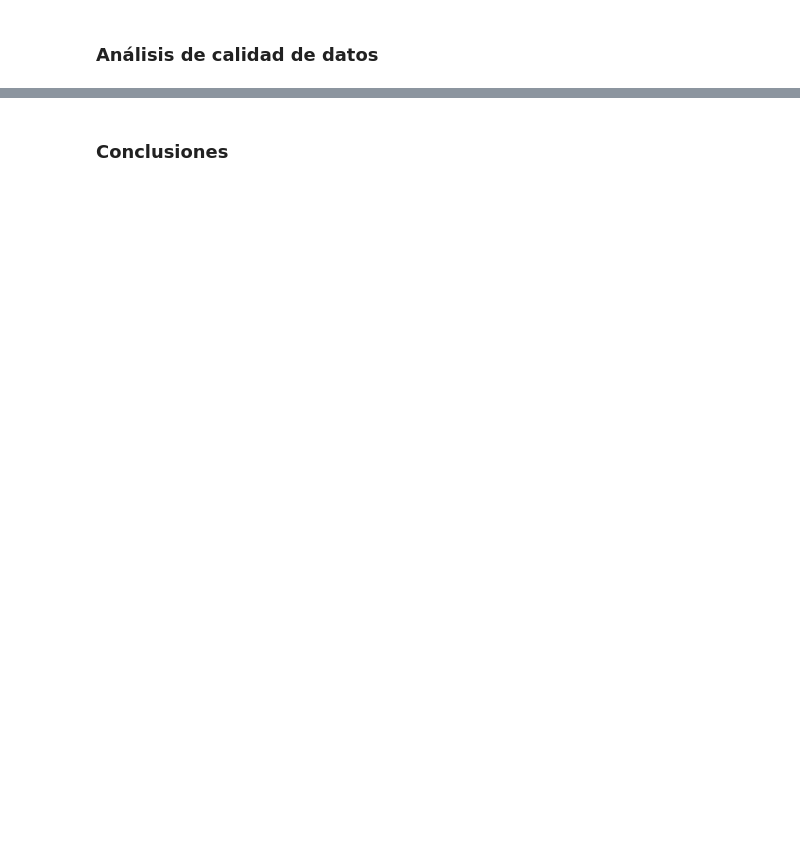
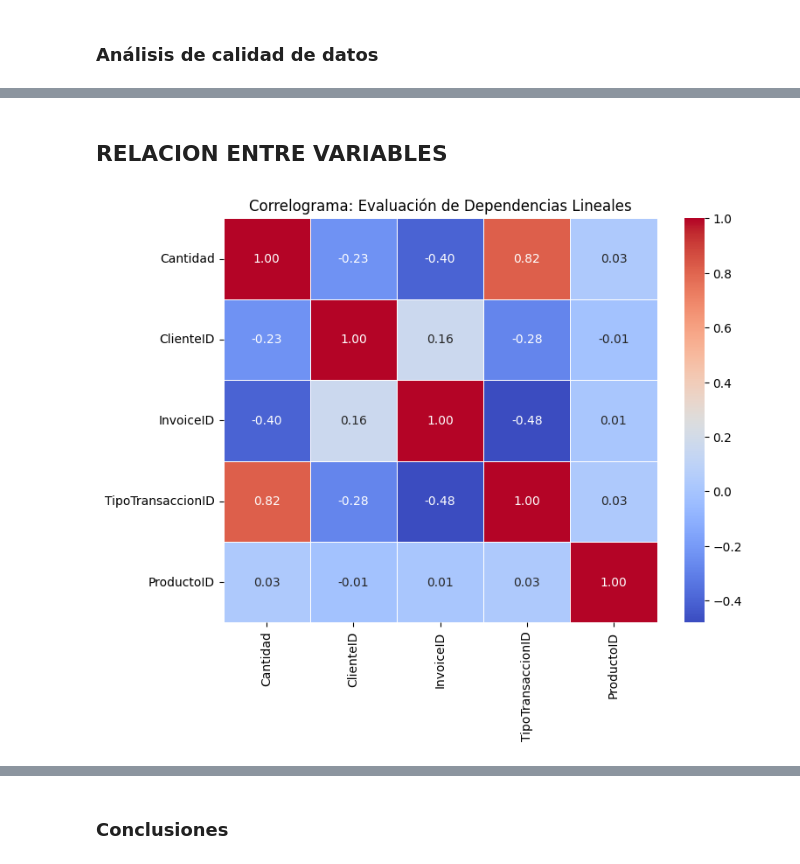
Before and after one commit to JavierSCB07/ETL-Repository, a Jupyter notebook: T1 - Entendimiento de datos/ETL-Entendimiento.ipynb, the cells around one changed output, grey strips where cells are left out. Drawn from its saved outputs; the diff is of its cells as text; code cells hidden in the pictures; blank space fills up the shorter version.

```diff
--- a/T1 - Entendimiento de datos/ETL-Entendimiento.ipynb
+++ b/T1 - Entendimiento de datos/ETL-Entendimiento.ipynb
@@ -1077,0 +1323,20 @@ Tras calcular el volumen y la participación porcentual de las cuatro variables
+# %% [markdown]
+## **RELACION ENTRE VARIABLES**
+# %%
+import matplotlib.pyplot as plt
+import seaborn as sns
+import pandas as pd
+
+df_muestra = movimientos.sample(withReplacement=False, fraction=0.1, seed=42).toPandas()
+columnas_numericas = ['Cantidad', 'ClienteID', 'InvoiceID', 'TipoTransaccionID', 'ProductoID']
+df_muestra[columnas_numericas] = df_muestra[columnas_numericas].apply(pd.to_numeric, errors='coerce')
+
+# === 1. CORRELOGRAMA (MAPA DE CALOR) ===
+plt.figure(figsize=(8, 6))
+matriz_corr = df_muestra[columnas_numericas].corr()
+
+sns.heatmap(matriz_corr, annot=True, cmap='coolwarm', fmt=".2f", linewidths=0.5)
+plt.title('Correlograma: Evaluación de Dependencias Lineales')
+plt.show()
+# %% [output]
+[figure, added]
```
Also changed, not shown: parts of 21 cells of this notebook.
